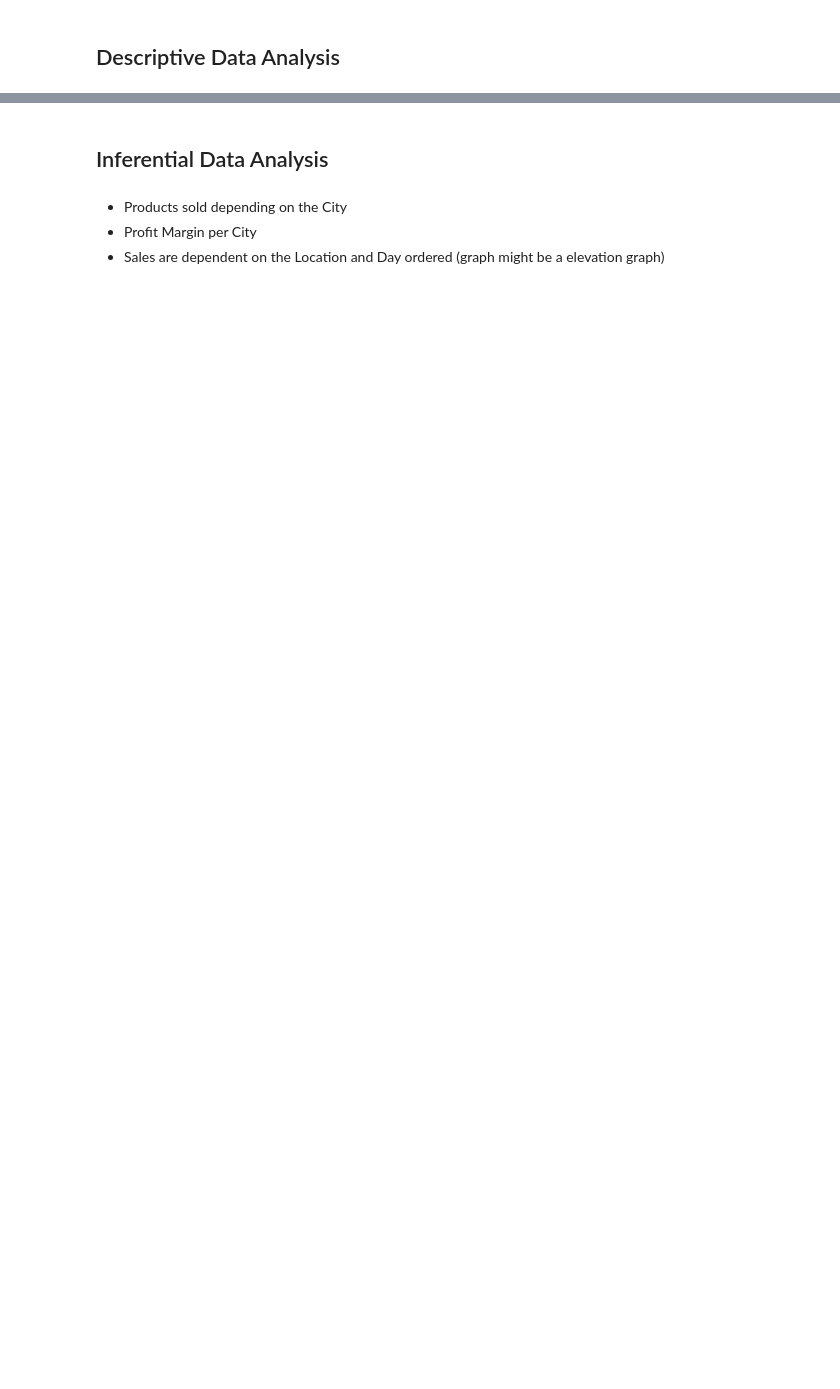
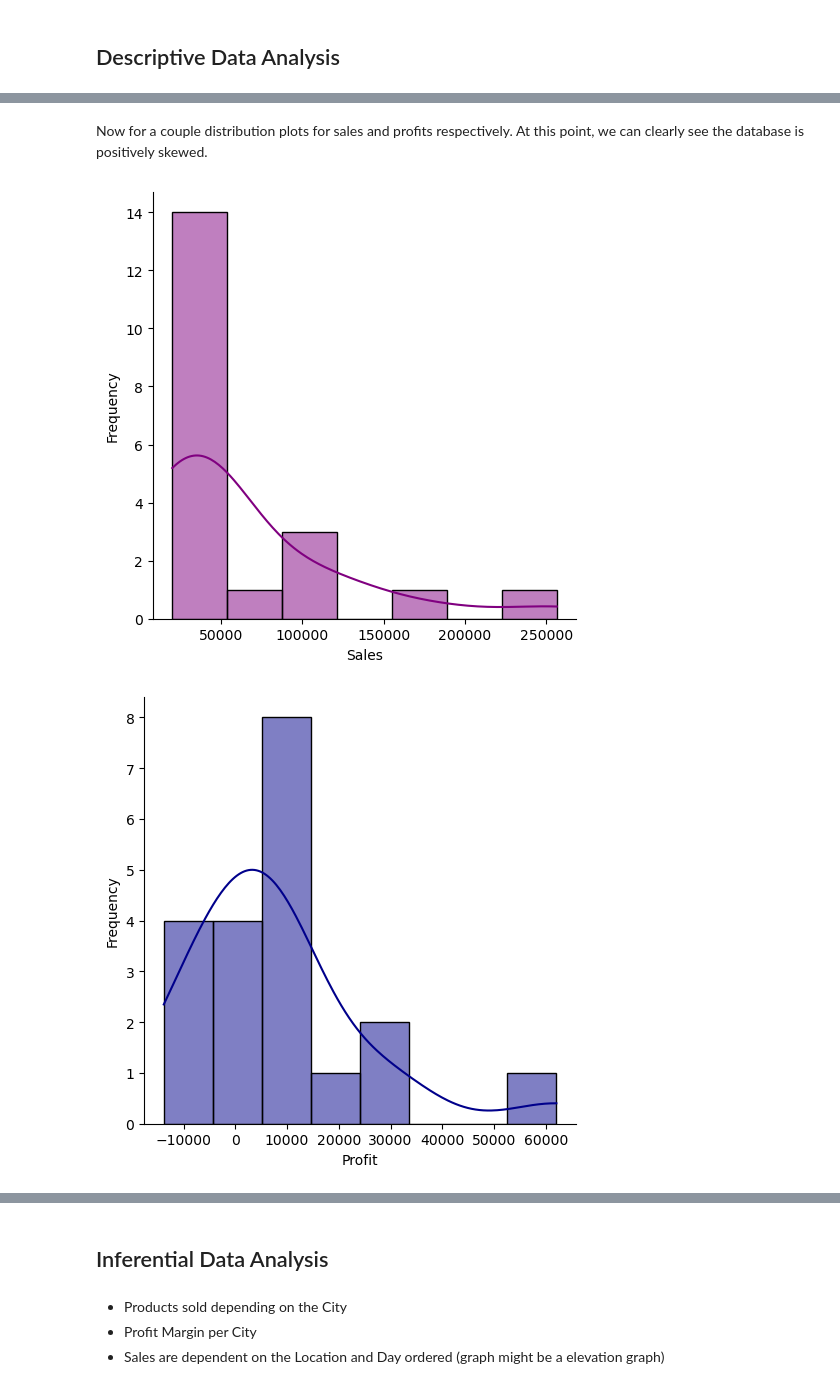
Before and after one commit to blwishom/Data-Analytics-Revisit-, a Jupyter notebook: Notebook2.ipynb, the cells around one changed output, grey strips where cells are left out. Saved outputs shown, nothing was run; the diff lists cells and outputs as text; code cells hidden in the pictures; blank space fills up the shorter version.

```diff
--- a/Notebook2.ipynb
+++ b/Notebook2.ipynb
@@ -19,0 +56,12 @@ profits_sorted
+# %% [markdown]
+Now for a couple distribution plots for sales and profits respectively. At this point, we can clearly see the database is positively skewed.
+# %%
+sns.displot(performers, x="Sales", kde=True, palette='pastel', color='purple')
+plt.ylabel("Frequency")
+plt.show()
+sns.displot(performers, x="Profit", kde=True, palette='pastel', color='darkblue')
+plt.ylabel("Frequency")
+plt.show()
+# %% [output]
+[figure, added]
+[figure, added]
```
Also changed, not shown: parts of 17 cells of this notebook, 1 other file.
